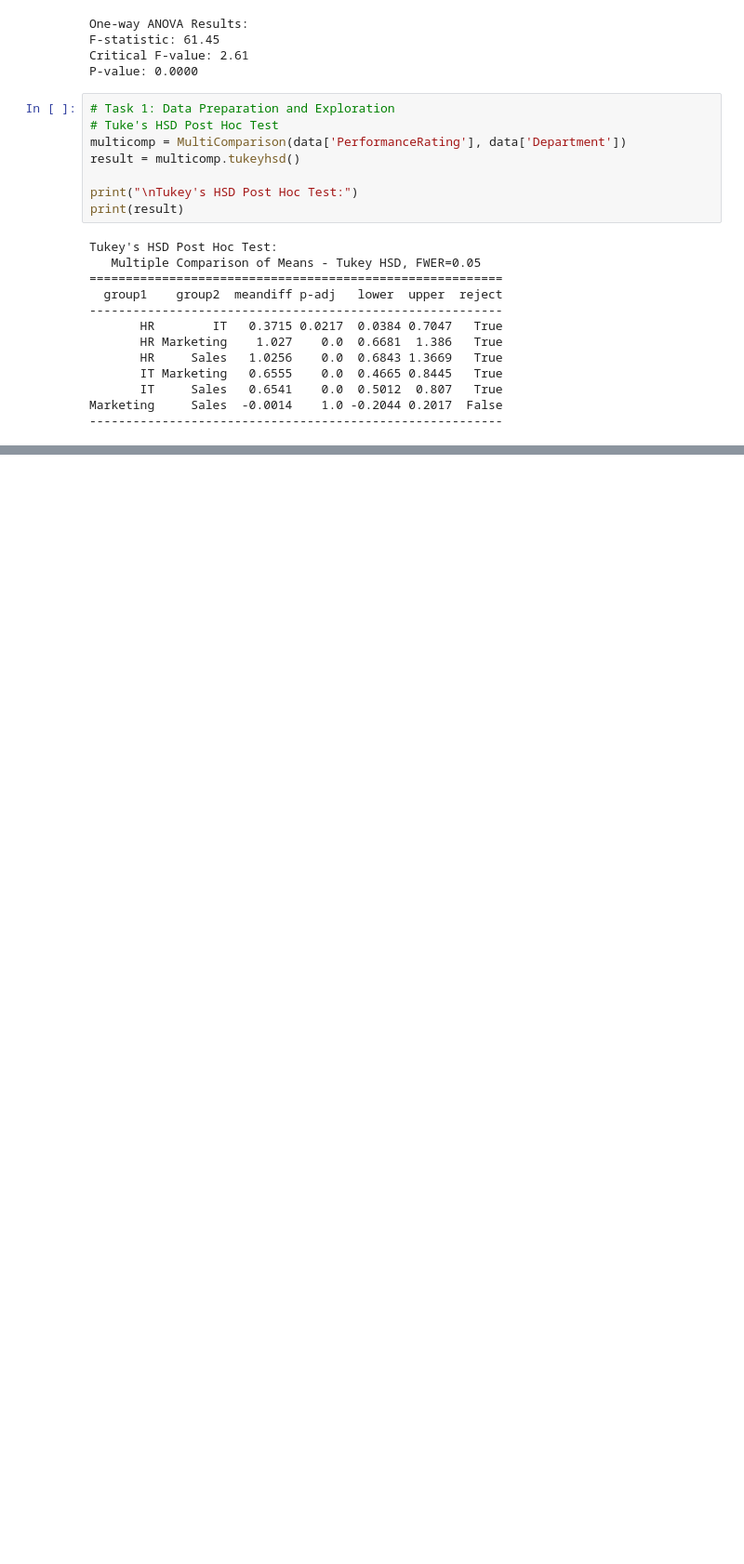
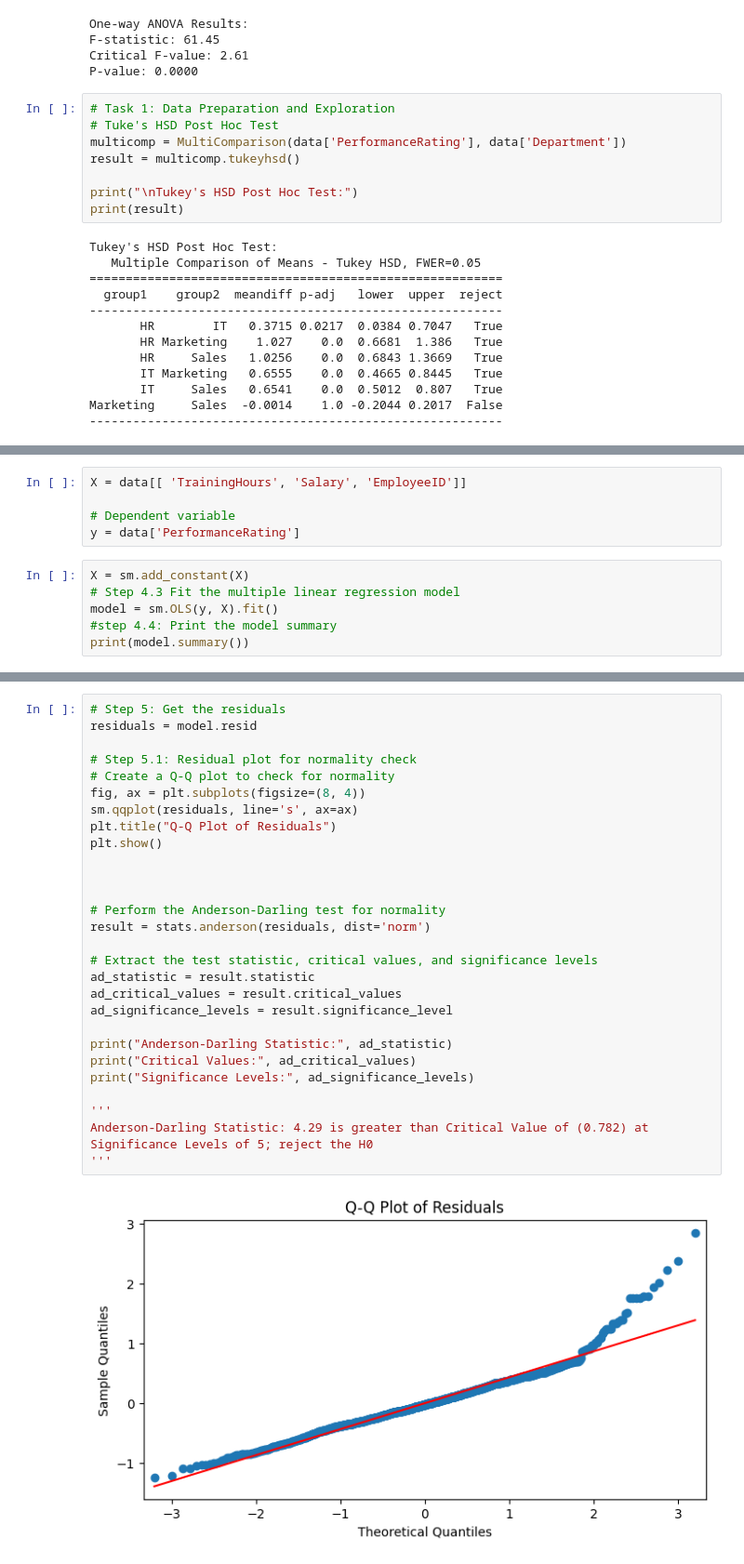
Before and after one commit to roccomilicic/DataAnalysisGroupAssignment, a Jupyter notebook: DataAnalysis.ipynb, the cells around one changed output, grey strips where cells are left out. Shown at 93% size. Saved outputs shown, nothing was run; the diff lists cells and outputs as text; blank space fills up the shorter version.

```diff
--- a/DataAnalysis.ipynb
+++ b/DataAnalysis.ipynb
@@ -93,0 +144,11 @@ Marketing     Sales  -0.0014    1.0 -0.2044 0.2017  False
+# %%
+X = data[[ 'TrainingHours', 'Salary', 'EmployeeID']]
+
+# Dependent variable
+y = data['PerformanceRating']
+# %%
+X = sm.add_constant(X)
+# Step 4.3 Fit the multiple linear regression model
+model = sm.OLS(y, X).fit()
+#step 4.4: Print the model summary
+print(model.summary())
@@ -93,0 +173,30 @@ Marketing     Sales  -0.0014    1.0 -0.2044 0.2017  False
+# %%
+# Step 5: Get the residuals
+residuals = model.resid
+
+# Step 5.1: Residual plot for normality check
+# Create a Q-Q plot to check for normality
+fig, ax = plt.subplots(figsize=(8, 4))
+sm.qqplot(residuals, line='s', ax=ax)
+plt.title("Q-Q Plot of Residuals")
+plt.show()
+
+
+
+# Perform the Anderson-Darling test for normality
+result = stats.anderson(residuals, dist='norm')
+
+# Extract the test statistic, critical values, and significance levels
+ad_statistic = result.statistic
+ad_critical_values = result.critical_values
+ad_significance_levels = result.significance_level
+
+print("Anderson-Darling Statistic:", ad_statistic)
+print("Critical Values:", ad_critical_values)
+print("Significance Levels:", ad_significance_levels)
+
+'''
+Anderson-Darling Statistic: 4.29 is greater than Critical Value of (0.782) at Significance Levels of 5; reject the H0
+'''
+# %% [output]
+[figure, added]
```
Also changed, not shown: parts of 8 cells of this notebook.
